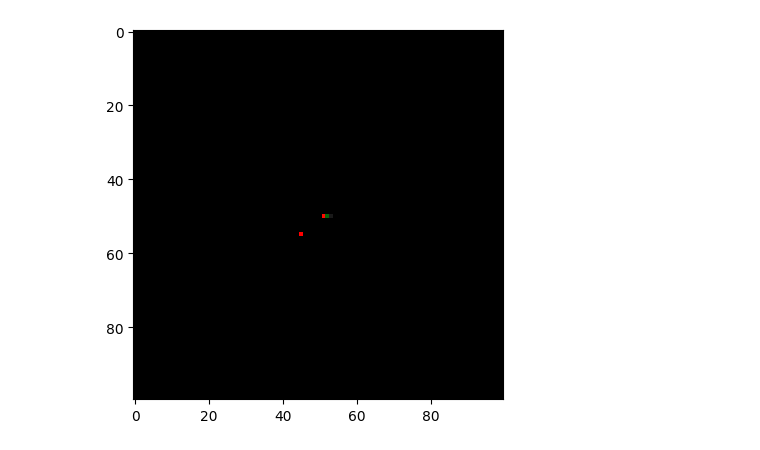
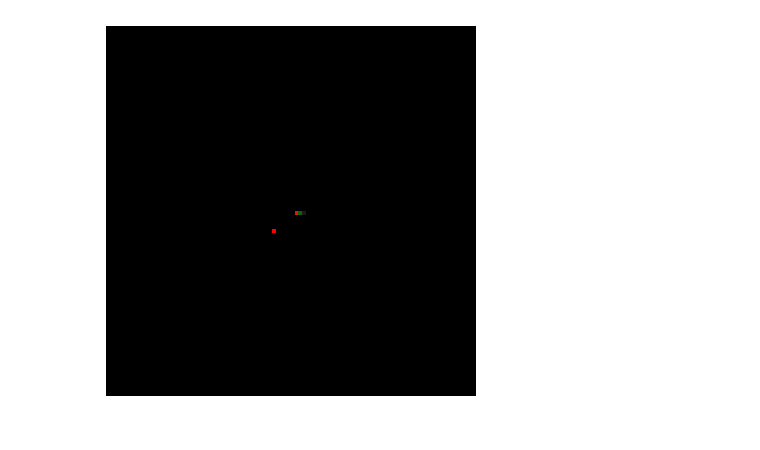
Before and after one commit to lunaluxie/Python-Raytracing, a Jupyter notebook: raytracing.ipynb, the cells around one changed output. Cells and saved outputs as stored; diff of their text form; code cells hidden in the pictures.

```diff
--- a/raytracing.ipynb
+++ b/raytracing.ipynb
@@ -6,32 +6,33 @@ from PIL import Image
 # %%
 class Canvas():
     def __init__(self, x, y):
         self.x = x
         self.y = y
         self.pixels = np.zeros((y,x,3),dtype=int)
 
     def _center2pixel(self, x, y):
         return (self.y//2 - y, self.x//2 + x)
 
     def write_pixel(self, x, y, color):
         x,y = self._center2pixel(x,y)
         self.pixels[x,y] = color.astype(int)
 
     def show(self):
         plt.imshow(self.pixels, vmin=0, vmax=255)
+        plt.gca().axis('off')
         plt.show()
 
 
 canvas = Canvas(100,100)
 
 
 canvas.write_pixel(-5,-5,np.array([255,0,0]))
 canvas.write_pixel(1,0,np.array([255,10,0]))
 canvas.write_pixel(2,0,np.array([10,100,10]))
 canvas.write_pixel(3,0,np.array([25.5,25.5,25.5]))
 canvas.show()
 # %% [output]
-[figure, old version]
+[figure, new version]
 # %%
 class Camera():
     def __init__(self, position=(0,0,0), orientation=[[1,0,0],[0,1,0],[0,0,1]], d=1, w=1, h=1, resolution=(100,100)):
```
Also changed, not shown: parts of 2 cells of this notebook.
